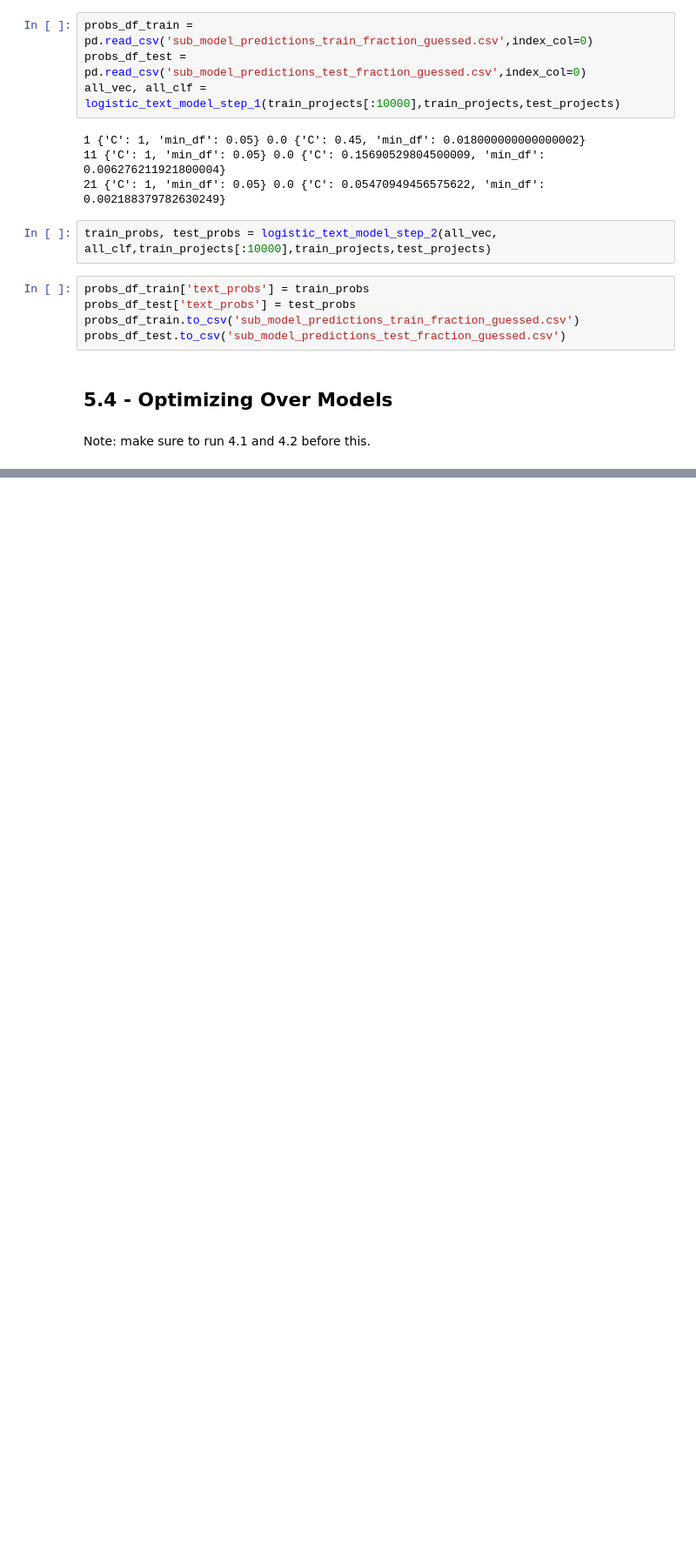
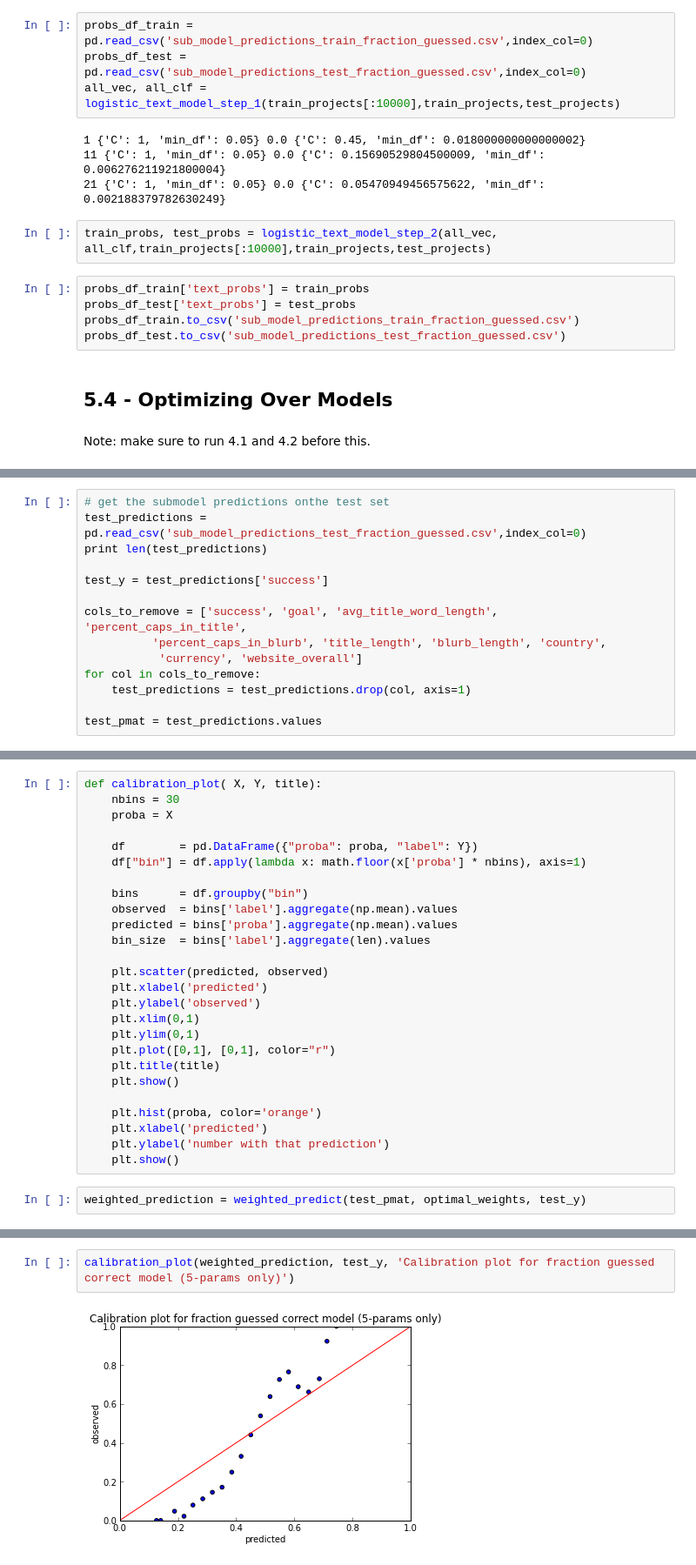
Before and after one commit to johnsturm/cs109, a Jupyter notebook: Process Book.ipynb, the cells around one changed output, grey strips where cells are left out. Shown at 87% size. Saved outputs shown, nothing was run; the diff lists cells and outputs as text; blank space fills up the shorter version.

```diff
--- a/Process Book.ipynb
+++ b/Process Book.ipynb
@@ -3789,0 +3824,14 @@ KeyboardInterrupt:
+# %%
+# get the submodel predictions onthe test set
+test_predictions = pd.read_csv('sub_model_predictions_test_fraction_guessed.csv',index_col=0)
+print len(test_predictions)
+
+test_y = test_predictions['success']
+
+cols_to_remove = ['success', 'goal', 'avg_title_word_length', 'percent_caps_in_title',
+          'percent_caps_in_blurb', 'title_length', 'blurb_length', 'country',
+           'currency', 'website_overall']
+for col in cols_to_remove:
+    test_predictions = test_predictions.drop(col, axis=1)
+
+test_pmat = test_predictions.values
@@ -3789,0 +3859,28 @@ KeyboardInterrupt:
+# %%
+def calibration_plot( X, Y, title):
+    nbins = 30
+    proba = X
+
+    df        = pd.DataFrame({"proba": proba, "label": Y})
+    df["bin"] = df.apply(lambda x: math.floor(x['proba'] * nbins), axis=1)
+
+    bins      = df.groupby("bin")
+    observed  = bins['label'].aggregate(np.mean).values
+    predicted = bins['proba'].aggregate(np.mean).values
+    bin_size  = bins['label'].aggregate(len).values
+
+    plt.scatter(predicted, observed)
+    plt.xlabel('predicted')
+    plt.ylabel('observed')
+    plt.xlim(0,1)
+    plt.ylim(0,1)
+    plt.plot([0,1], [0,1], color="r")
+    plt.title(title)
+    plt.show()
+
+    plt.hist(proba, color='orange')
+    plt.xlabel('predicted')
+    plt.ylabel('number with that prediction')
+    plt.show()
+# %%
+weighted_prediction = weighted_predict(test_pmat, optimal_weights, test_y)
@@ -3789,0 +3890,4 @@ KeyboardInterrupt:
+# %%
+calibration_plot(weighted_prediction, test_y, 'Calibration plot for fraction guessed correct model (5-params only)')
+# %% [output]
+[figure, added]
```
Also changed, not shown: parts of 21 cells of this notebook.
